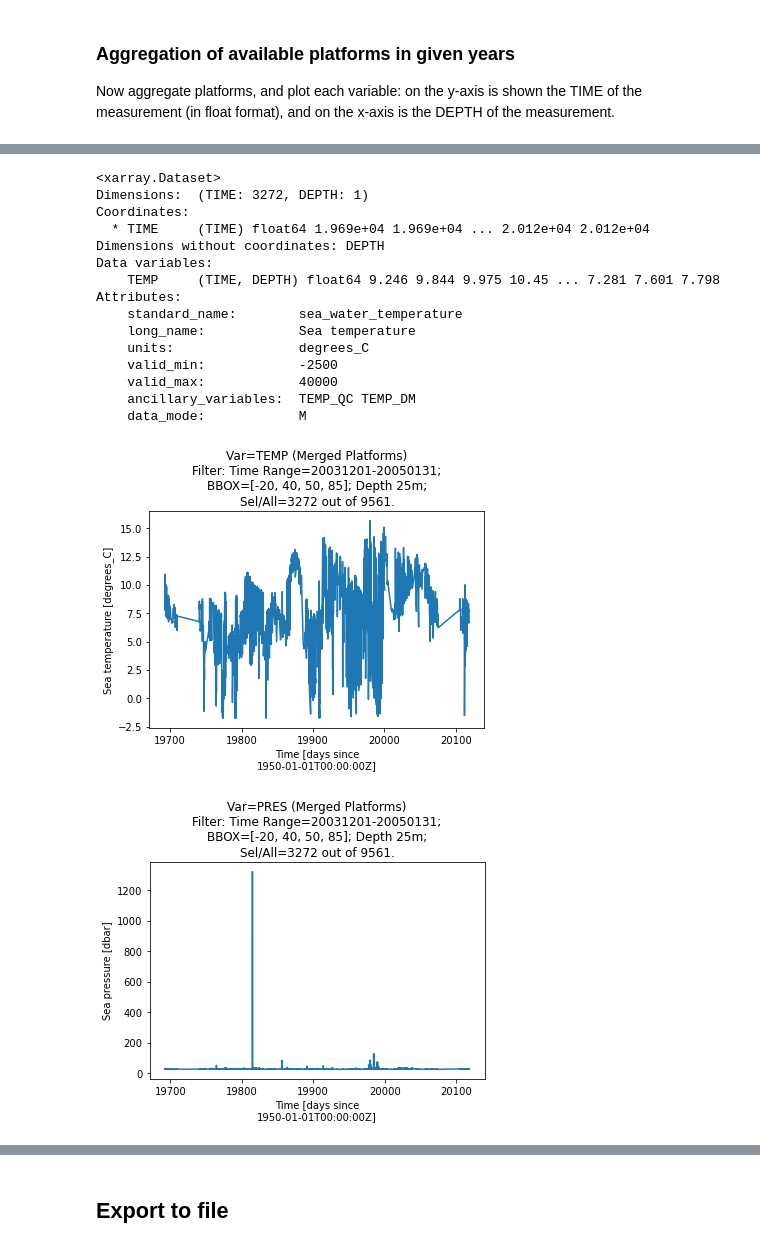
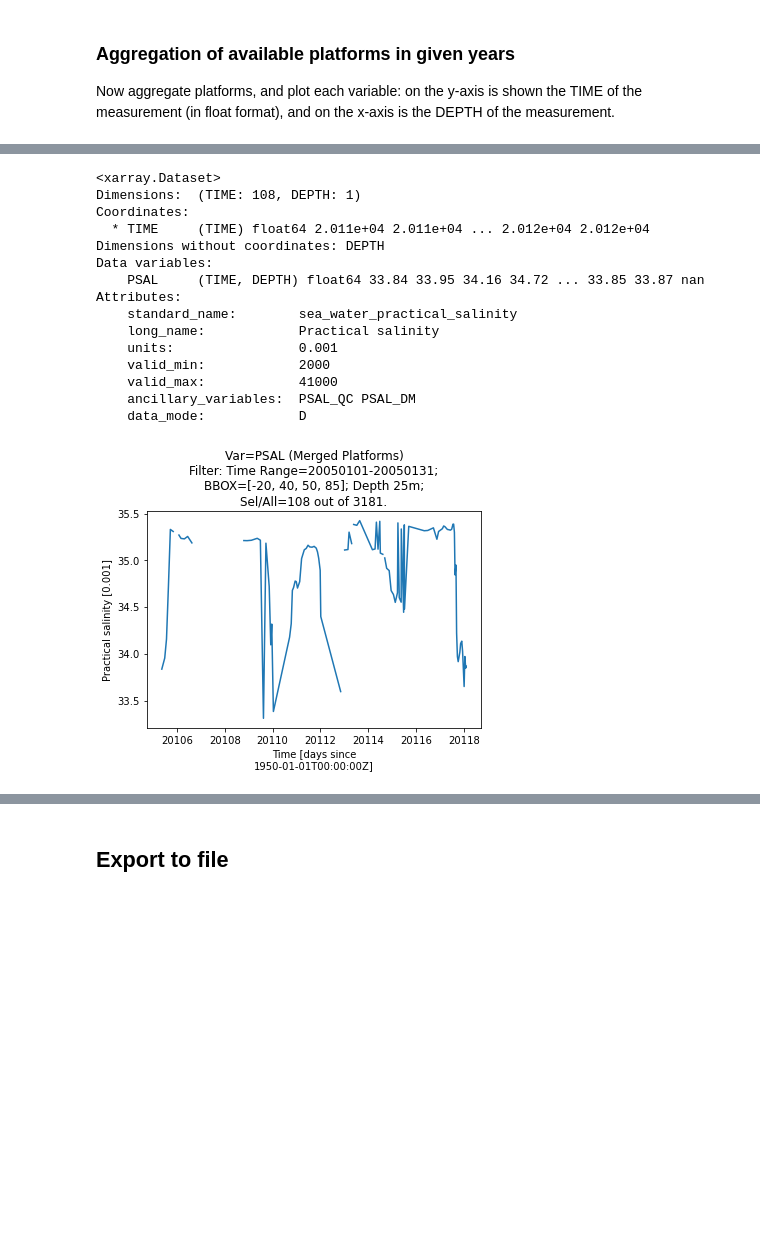
Before and after one commit to ec-intaros/iaos-CTD-extract-from-opendap, a Jupyter notebook: ExtractorNotebook.ipynb, the cells around one changed output, grey strips where cells are left out. Saved outputs shown, nothing was run; the diff lists cells and outputs as text; code cells hidden in the pictures; blank space fills up the shorter version.

```diff
--- a/ExtractorNotebook.ipynb
+++ b/ExtractorNotebook.ipynb
@@ -476,9 +476,9 @@ def exportGroup(out_dir, merged_arr_vars):
 # %%
 depth = 25
 bbox = "-20, 40, 50, 85"
-time1 = '20031201'
+time1 = '20050101' # 20031201
 time2 = '20050131' #'20031231' #'20040131'
-vars_sel = 'TEMP,PRES,PSAL,CNDC'
+vars_sel = 'PSAL' #'TEMP,PRES,PSAL,CNDC'
 group = True
 formats = 'CSV,NetCDF4'
 checkParams(depth, bbox, time1, time2, vars_sel, group, formats)
@@ -1007,22 +831,21 @@ PC JH   Filtered Dims: TIME=2, DEPTH=1
 # %%
 merged_arr = {}
 merged_arr = mergeArrays(data_var_dict_yr)
-merged_arr['TEMP']
+merged_arr['PSAL']
 # %% [output]
 <xarray.Dataset>
-Dimensions:  (TIME: 3272, DEPTH: 1)
+Dimensions:  (TIME: 108, DEPTH: 1)
 Coordinates:
-  * TIME     (TIME) float64 1.969e+04 1.969e+04 ... 2.012e+04 2.012e+04
+  * TIME     (TIME) float64 2.011e+04 2.011e+04 ... 2.012e+04 2.012e+04
 Dimensions without coordinates: DEPTH
 Data variables:
-    TEMP     (TIME, DEPTH) float64 9.246 9.844 9.975 10.45 ... 7.281 7.601 7.798
+    PSAL     (TIME, DEPTH) float64 33.84 33.95 34.16 34.72 ... 33.85 33.87 nan
 Attributes:
-    standard_name:        sea_water_temperature
-    long_name:            Sea temperature
-    units:                degrees_C
-    valid_min:            -2500
-    valid_max:            40000
-    ancillary_variables:  TEMP_QC TEMP_DM
-    data_mode:            M
+    standard_name:        sea_water_practical_salinity
+    long_name:            Practical salinity
+    units:                0.001
+    valid_min:            2000
+    valid_max:            41000
+    ancillary_variables:  PSAL_QC PSAL_DM
+    data_mode:            D
-[figure, old version]
+[figure, new version]
-[figure, removed]
```
Also changed, not shown: parts of 10 cells of this notebook, 20 other files.
